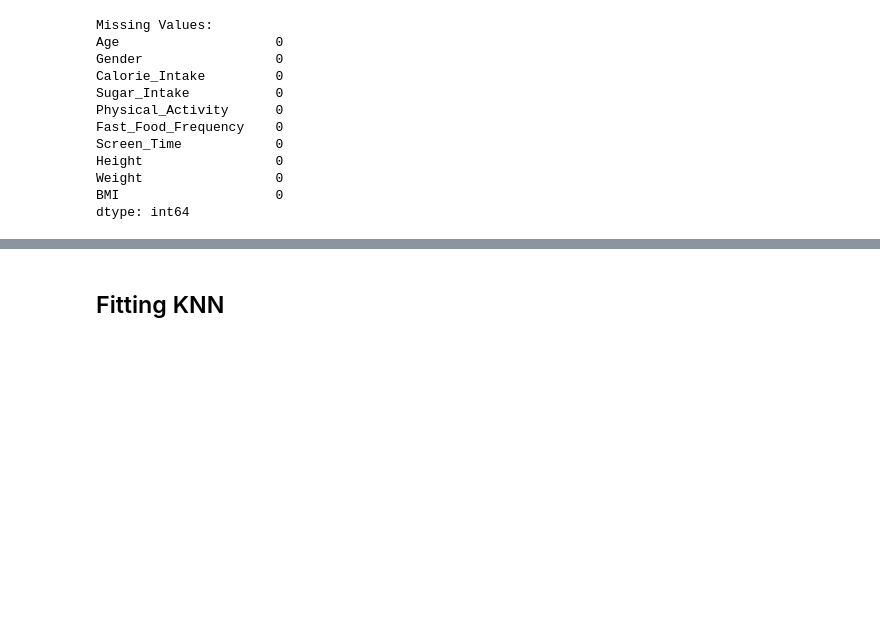
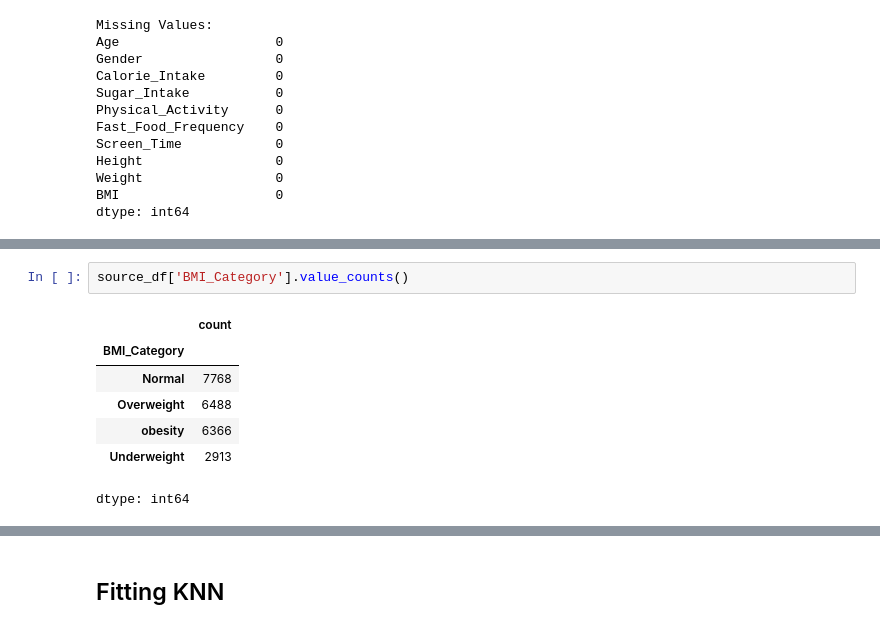
Before and after one commit to syedokun/HAD7001, a Jupyter notebook: Datathon_1/Datathon_1.ipynb, the cells around one changed output, grey strips where cells are left out. Cells and saved outputs as stored; diff of their text form; blank space fills up the shorter version.

```diff
--- a/Datathon_1/Datathon_1.ipynb
+++ b/Datathon_1/Datathon_1.ipynb
@@ -86,0 +162,10 @@ source_df['BMI_Category'] = source_df['BMI'].apply(categorize_bmi)
+# %%
+source_df['BMI_Category'].value_counts()
+# %% [output]
+|  | count |
+| BMI_Category |  |
+| Normal | 7768 |
+| Overweight | 6488 |
+| obesity | 6366 |
+| Underweight | 2913 |
+dtype: int64
```
Also changed, not shown: parts of 27 cells of this notebook.
